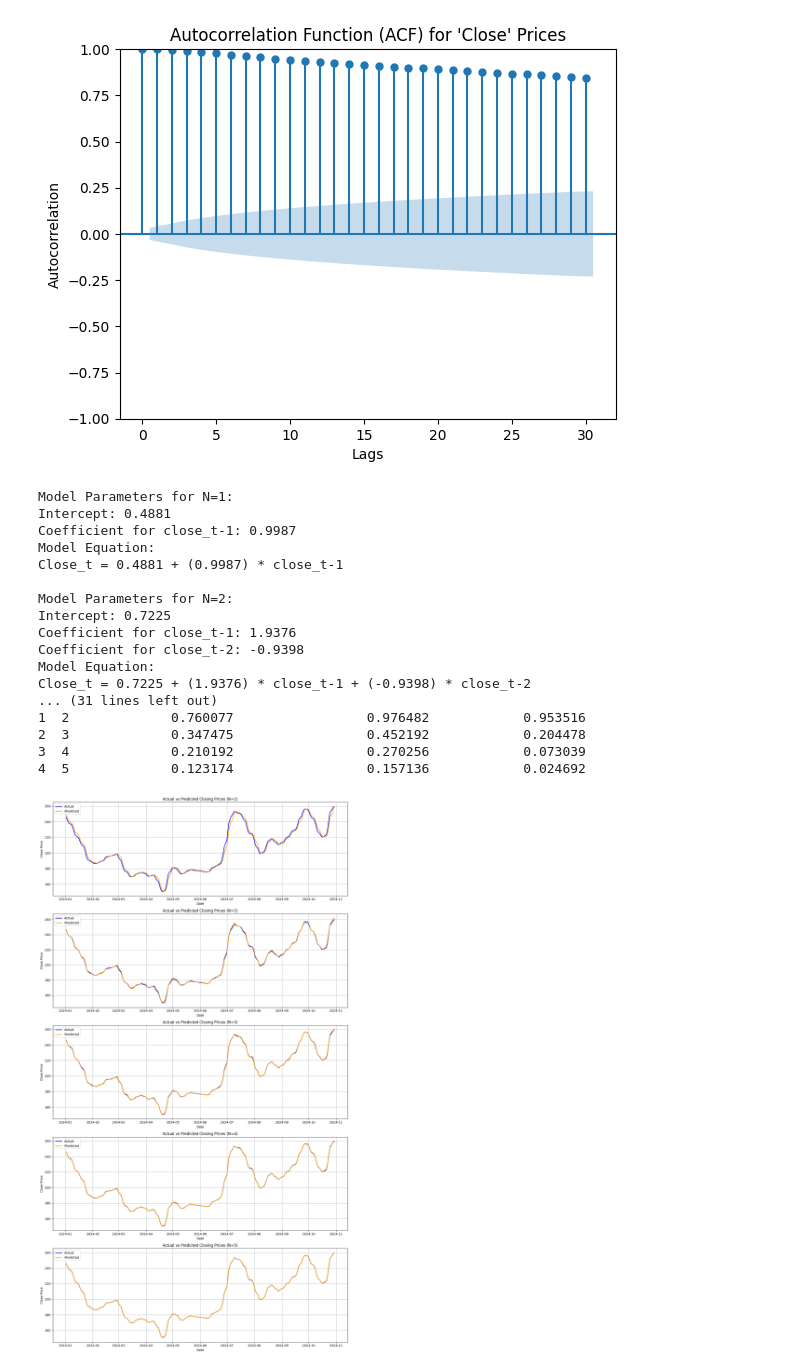
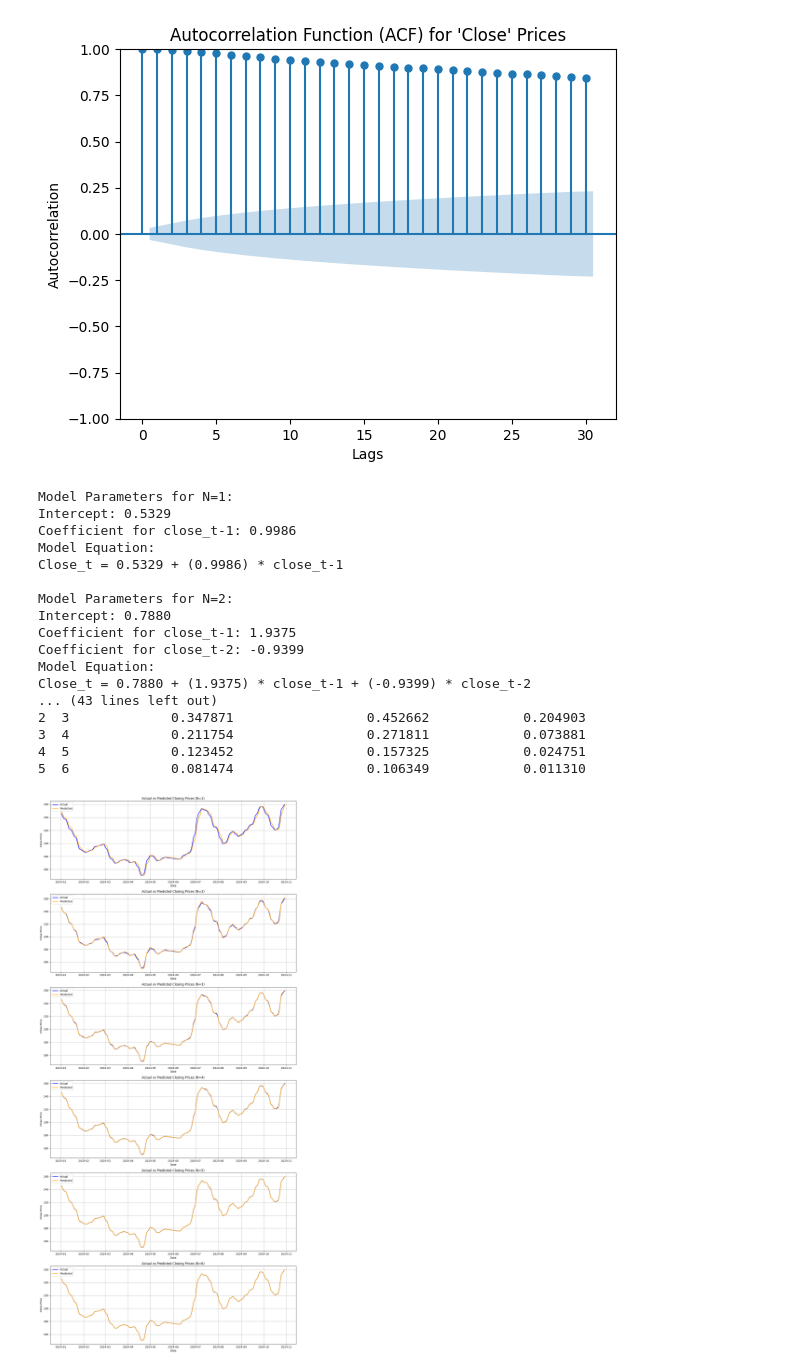
Before and after one commit to miltiadiss/CEID_NE5237-Decision-Theory, a Jupyter notebook: TSLA_stock_price_prediction.ipynb, the cells around one changed output. Cells and saved outputs as stored; diff of their text form; code cells hidden in the pictures.

```diff
--- a/TSLA_stock_price_prediction.ipynb
+++ b/TSLA_stock_price_prediction.ipynb
@@ -128,7 +128,7 @@ def train_and_evaluate_model(N, data):
 
 # Plot the actual and predicted 'close' prices for the different values of lagged features and
 # the initial DataFrame
-num_tests = 5  # Testing from N = 1 to 5
+num_tests = 6  # Testing from N = 1 to 6
 fig, axes = plt.subplots(num_tests, 1, figsize=(14, 5 * num_tests))
 results = []
 
@@ -139,43 +139,61 @@ for idx, N in enumerate(range(1, num_tests + 1)):
     axes[idx].plot(dates, y_val, label='Actual', color='blue', linewidth=2)
     axes[idx].plot(dates, y_pred, label='Predicted', color='orange', linewidth=2)
     axes[idx].set_title(f'Actual vs Predicted Closing Prices (N={N})')
     axes[idx].set_xlabel('Date')
     axes[idx].set_ylabel('Close Price')
     axes[idx].legend()
     axes[idx].grid(True)
 
     # Print the model coefficients
     print(f"\nModel Parameters for N={N}:")
     print(f"Intercept: {intercept:.4f}")
     equation = f"Close_t = {intercept:.4f}"
     for i, coef in enumerate(coefficients):
         equation += f" + ({coef:.4f}) * close_t-{i+1}"
         print(f"Coefficient for close_t-{i+1}: {coef:.4f}")
     print("Model Equation:")
     print(equation)
 
 results_df = pd.DataFrame(results, columns=['N', 'Mean Absolute Error', 'Root Mean Squared Error', 'Mean Squared Error'])
 print('\nMetrics')
 print(results_df)
 
 plt.tight_layout()
 plt.show()
+
+# Plot Metrics vs Number of Lagged Features
+plt.figure(figsize=(10, 6))
+mse_values = results_df['Mean Squared Error']
+mae_values = results_df['Mean Absolute Error']
+rmse_values = results_df['Root Mean Squared Error']
+
+plt.plot(range(1, num_tests + 1), mse_values, marker='o', linestyle='-', color='blue', label='MSE')
+plt.plot(range(1, num_tests + 1), mae_values, marker='o', linestyle='-', color='orange', label='MAE')
+plt.plot(range(1, num_tests + 1), rmse_values, marker='o', linestyle='-', color='red', label='RMSE')
+
+plt.title('Metrics vs Number of Lagged Features')
+plt.xlabel('Number of Lagged Features (N)')
+plt.ylabel('Error Metrics')
+plt.xticks(range(1, num_tests + 1))
+plt.legend()
+plt.grid(True)
+plt.show()
 # %% [output]
 Model Parameters for N=1:
-Intercept: 0.4881
-Coefficient for close_t-1: 0.9987
+Intercept: 0.5329
+Coefficient for close_t-1: 0.9986
 Model Equation:
-Close_t = 0.4881 + (0.9987) * close_t-1
+Close_t = 0.5329 + (0.9986) * close_t-1
 
 Model Parameters for N=2:
-Intercept: 0.7225
-Coefficient for close_t-1: 1.9376
-Coefficient for close_t-2: -0.9398
+Intercept: 0.7880
+Coefficient for close_t-1: 1.9375
+Coefficient for close_t-2: -0.9399
 Model Equation:
-Close_t = 0.7225 + (1.9376) * close_t-1 + (-0.9398) * close_t-2
-... (31 lines left out)
-1  2             0.760077                 0.976482            0.953516
-2  3             0.347475                 0.452192            0.204478
-3  4             0.210192                 0.270256            0.073039
-4  5             0.123174                 0.157136            0.024692
+Close_t = 0.7880 + (1.9375) * close_t-1 + (-0.9399) * close_t-2
+... (43 lines left out)
+2  3             0.347871                 0.452662            0.204903
+3  4             0.211754                 0.271811            0.073881
+4  5             0.123452                 0.157325            0.024751
+5  6             0.081474                 0.106349            0.011310
-[figure, old version]
+[figure, new version]
```
Also changed, not shown: parts of 1 cell of this notebook.
